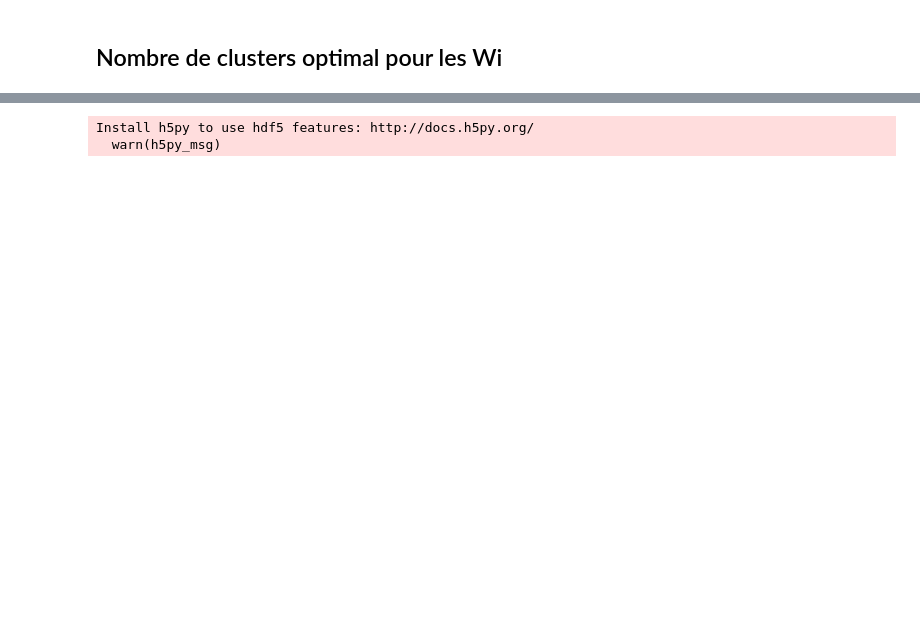
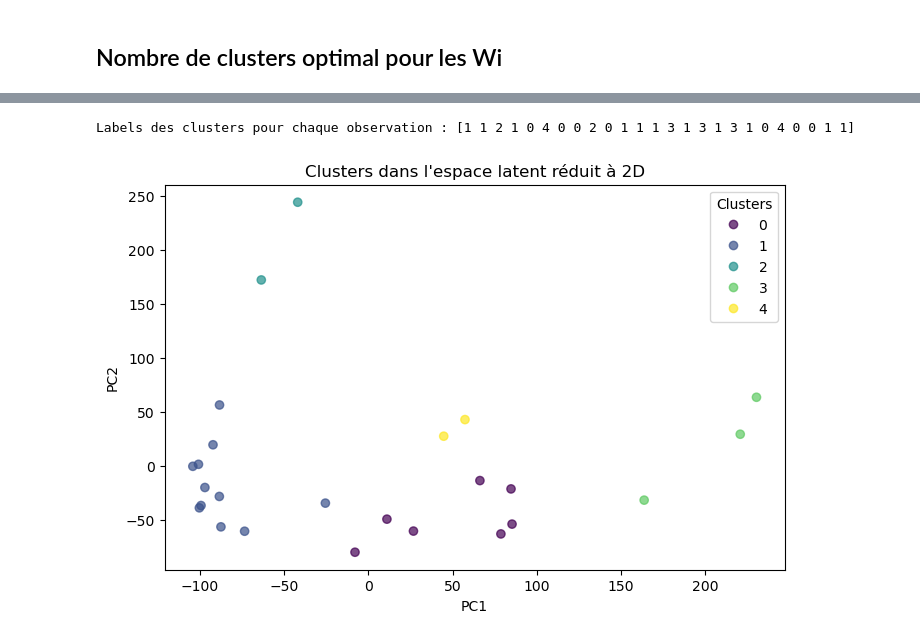
Before and after one commit to malcouffe/consommation-lectrique-, a Jupyter notebook: conso_elec.ipynb, the cells around one changed output, grey strips where cells are left out. Drawn from its saved outputs; the diff is of its cells as text; code cells hidden in the pictures; blank space fills up the shorter version.

```diff
--- a/conso_elec.ipynb
+++ b/conso_elec.ipynb
@@ -383,43 +489,25 @@ Variables représentatives (proches du centroïde) : ['w18', 'w25', 'w4', 'w24']
-# %%
-import numpy as np
-import pandas as pd
-import matplotlib.pyplot as plt
-from tslearn.metrics import cdist_dtw
-from scipy.cluster.hierarchy import linkage, dendrogram, fcluster
-from scipy.spatial.distance import squareform
-
-# Supposons que df_w est votre DataFrame où chaque ligne correspond à un wi
-# et chaque colonne à une observation temporelle
-# Par exemple : df_w = df[wi_columns].transpose()
-
-# Conversion en matrice numpy
-X = df_w.values  # Shape: (nombre_de_wi, nombre_d_instants)
-
-# Calcul de la matrice de distances DTW entre chaque série temporelle
-# Attention : ce calcul peut être coûteux si vous avez beaucoup de séries
-distance_matrix = cdist_dtw(X)
-
-# Transformation en format condensé (format requis par linkage)
-condensed_distance = squareform(distance_matrix)
-
-# Application du clustering hiérarchique (par exemple, méthode "average")
-Z = linkage(condensed_distance, method='average')
-
-# Visualisation du dendrogramme
-plt.figure(figsize=(10, 6))
-dendrogram(Z, labels=df_w.index)
-plt.title("Dendrogramme avec distance DTW")
-plt.xlabel("wi")
-plt.ylabel("Distance DTW")
-plt.show()
-
-# Choix du seuil pour découper le dendrogramme (par exemple, 1.1 ou à ajuster selon l'observation)
-seuil = 1.1
-clusters = fcluster(Z, t=seuil, criterion='distance')
-
-# Affichage de l'affectation des clusters
-cluster_assignments = pd.DataFrame({'wi': df_w.index, 'cluster': clusters})
-print(cluster_assignments)
-# %% [output]
-Install h5py to use hdf5 features: http://docs.h5py.org/
-  warn(h5py_msg)
+# %%
+# Choix du nombre de clusters, par exemple 3
+optimal_clusters = 5
+kmeans_final = KMeans(n_clusters=optimal_clusters, random_state=42)
+cluster_labels = kmeans_final.fit_predict(latent_array)
+
+# Affichage du résultat
+print("Labels des clusters pour chaque observation :", cluster_labels)
+# %% [output]
+Labels des clusters pour chaque observation : [1 1 2 1 0 4 0 0 2 0 1 1 1 3 1 3 1 3 1 0 4 0 0 1 1]
+# %%
+from sklearn.decomposition import PCA
+
+pca = PCA(n_components=2)
+latent_2d = pca.fit_transform(latent_array)
+
+plt.figure(figsize=(8,5))
+scatter = plt.scatter(latent_2d[:, 0], latent_2d[:, 1], c=cluster_labels, cmap='viridis', alpha=0.7)
+plt.xlabel('PC1')
+plt.ylabel('PC2')
+plt.title("Clusters dans l'espace latent réduit à 2D")
+plt.legend(*scatter.legend_elements(), title="Clusters")
+plt.show()
+# %% [output]
+[figure, added]
```
Also changed, not shown: parts of 14 cells of this notebook.
